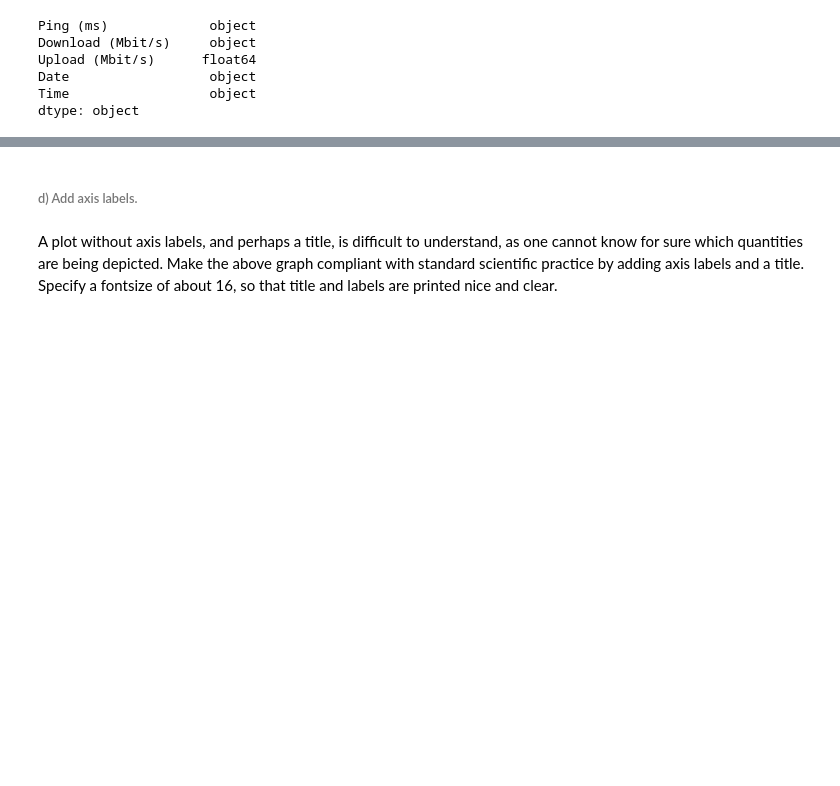
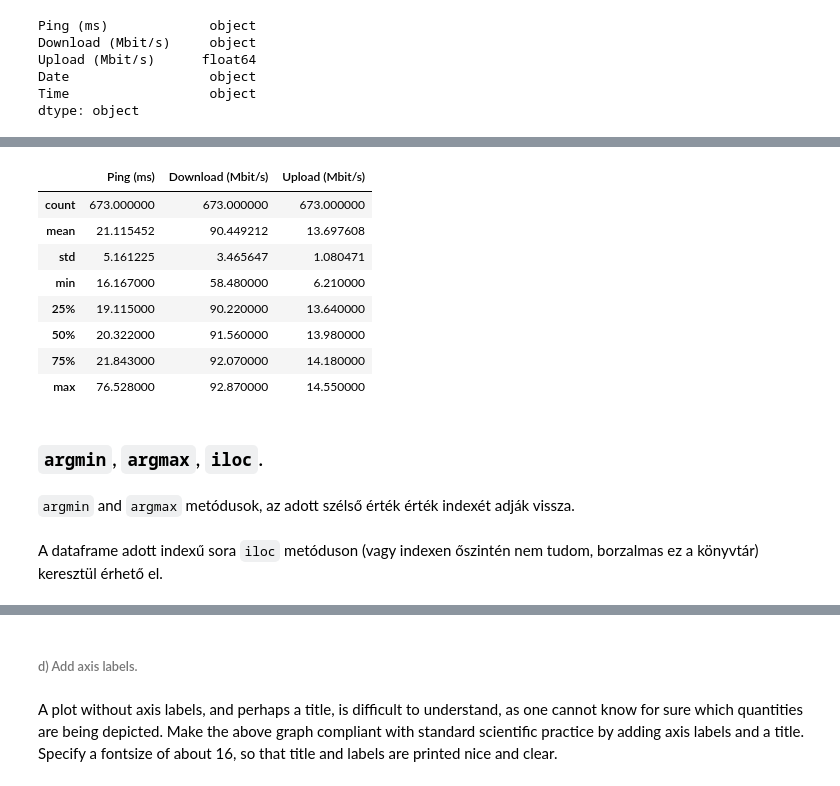
Before and after one commit to Valentinusz/elte-ik-bsc, a Jupyter notebook: 5/python/09/02_internet_speed.ipynb, the cells around one changed output, grey strips where cells are left out. Drawn from its saved outputs; the diff is of its cells as text; code cells hidden in the pictures; blank space fills up the shorter version.

```diff
--- a/5/python/09/02_internet_speed.ipynb
+++ b/5/python/09/02_internet_speed.ipynb
@@ -344,0 +179,16 @@ t = pd.to_datetime(df_clean['Time'])
+# %%
+df.describe()
+# %% [output]
+|  | Ping (ms) | Download (Mbit/s) | Upload (Mbit/s) |
+| count | 673.000000 | 673.000000 | 673.000000 |
+| mean | 21.115452 | 90.449212 | 13.697608 |
+| std | 5.161225 | 3.465647 | 1.080471 |
+| min | 16.167000 | 58.480000 | 6.210000 |
+| 25% | 19.115000 | 90.220000 | 13.640000 |
+| 50% | 20.322000 | 91.560000 | 13.980000 |
+| 75% | 21.843000 | 92.070000 | 14.180000 |
+| max | 76.528000 | 92.870000 | 14.550000 |
+# %% [markdown]
+### `argmin`, `argmax`, `iloc`.
+# %% [markdown]
+`argmin` and `argmax` metódusok, az adott szélső érték érték indexét adják vissza.
@@ -344,0 +204,2 @@ t = pd.to_datetime(df_clean['Time'])
+# %% [markdown]
+A dataframe adott indexű sora `iloc` metóduson (vagy indexen őszintén nem tudom, borzalmas ez a könyvtár) keresztül érhető el.
```
Also changed, not shown: parts of 94 cells of this notebook.
